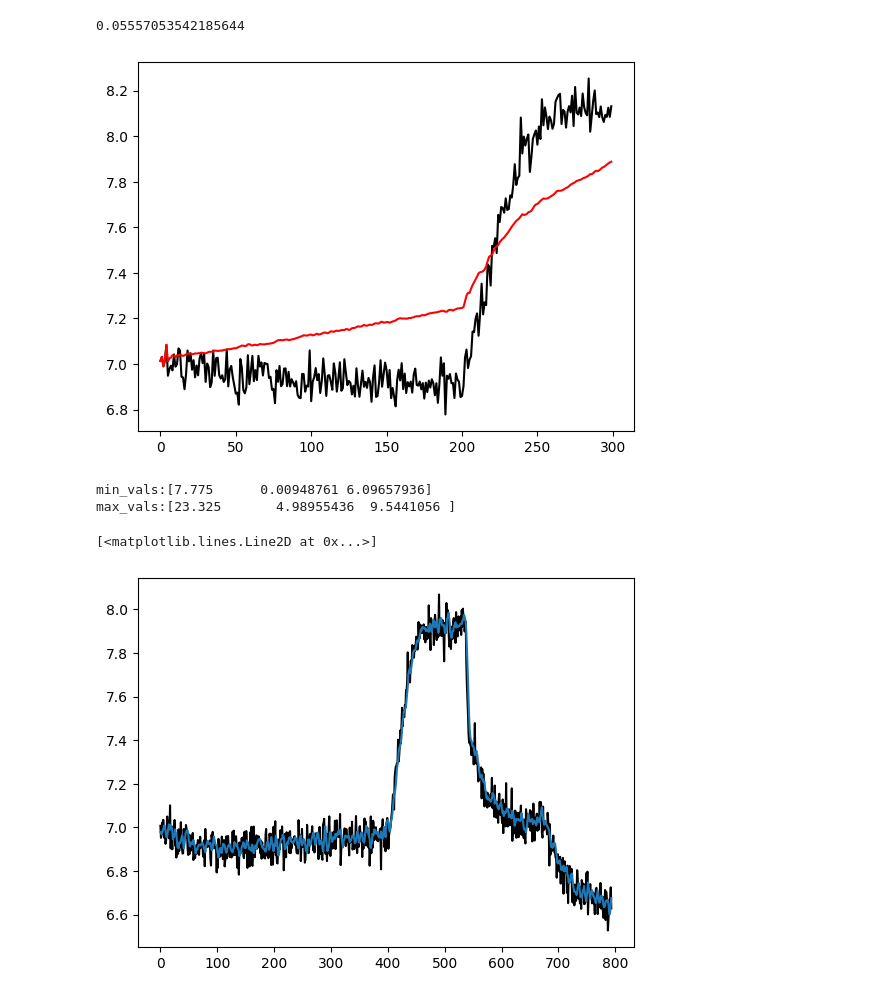
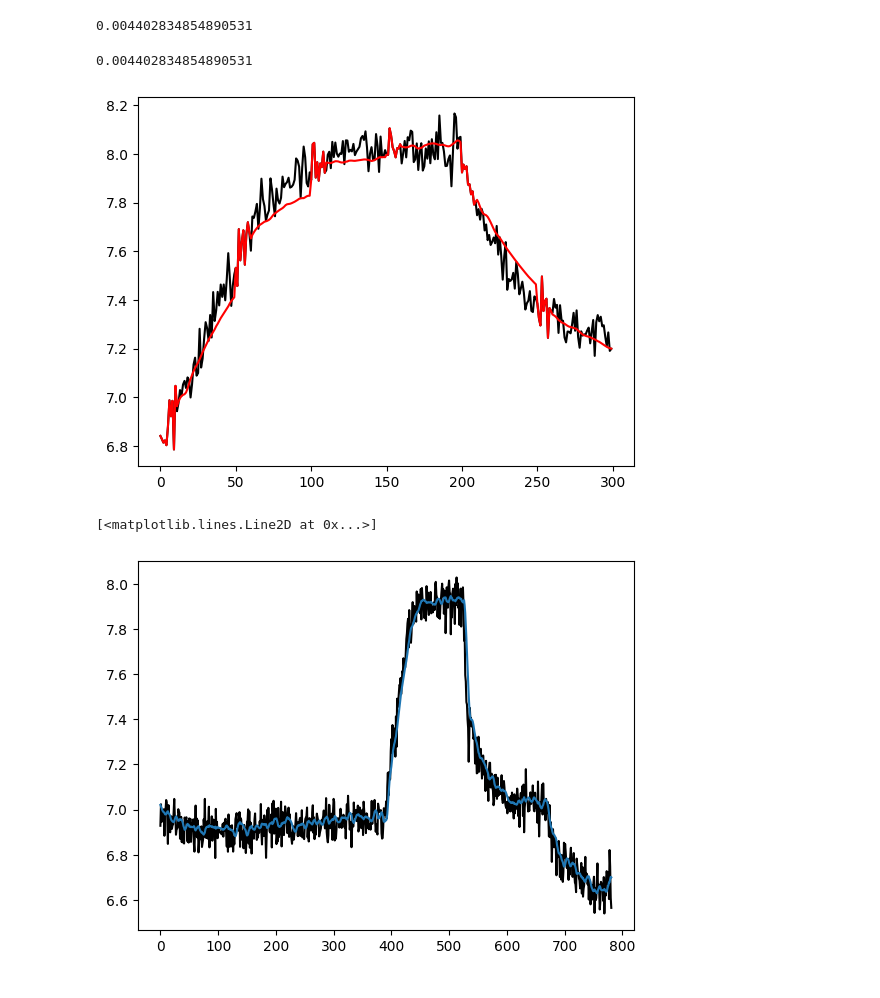
Before and after one commit to ViniMelloeMuller/pH-control-simulation, a Jupyter notebook: GRU_model.ipynb, the cells around one changed output. Cells and saved outputs as stored; diff of their text form; code cells hidden in the pictures.

```diff
--- a/GRU_model.ipynb
+++ b/GRU_model.ipynb
@@ -184,13 +186,17 @@ max_vals:[23.325       4.98955436  9.5441056 ]
 DATA LOADED
 # %%
 minimal_params = {
-    "n_hdden":1,
-    "activation function": "tanh",
-    "l1":1e-9,
-    "l2":1e-9,
-    "dr":0.1,
-    "window_size":1
+    "nhidden":10,
+    "l1":1e-4,
+    "l2":1e-4,
+    "dr":0.25,
+    "window_size":5
 }
+
+#test_model = create_model(minimal_params)
+#x_train, y_train = data_to_X_Y(dataset_train, window_size=5)
+#callback = keras.callbacks.EarlyStopping(monitor="val_loss", patience=40, restore_best_weights=True)
+#history = test_model.fit(pre(x_train), y_train, validation_split=0.40, batch_size=1000, epochs=200, callbacks=[callback],verbose=1)
 # %%
 import pickle
 try:
@@ -203,11 +209,11 @@ except:
     wb = Workbook()
     ws = wb.active
     ws.title = "GRU"
-    ws.append(list(minimal_params.keys()) + ["train loss", "val loss", "test loss", "offline loss"])
+    ws.append(list(minimal_params.keys()) + ["train loss", "val loss", "offline loss"])
     wb.save(filename)
     wb.close()
 
-study.optimize(tuna_obj, timeout=60*15) #timeout = seconds to run
+study.optimize(tuna_obj, timeout=60*10) #timeout = seconds to run
 
 with open("tuna_study.obj", "wb") as file:
     pickle.dump(study, file)
@@ -241,34 +238,17 @@ with open('models/best_model_params.txt', 'w') as f:
     for key, value in best_params.items():
         f.write(f'{key}: {value}\n')
 # %%
-dt = 0.5
-k = best_params["window_size"]
-test = dataset_test[200:500]
-t_sim = t2[200:500]
-
-Y_off = test[:, -1]
-Y_pred = np.empty(t_sim.shape[0])
-
-Y_pred[0] = Y_off[0]
-U_off = test[:, :-1]
-
-Y_pred[: k + 1] = Y_off[: k + 1]
-
-for n in tqdm(range(k, t_sim.shape[0] - 1)):
-    data_input = np.column_stack((U_off[n - k : n], Y_pred[n - k : n]))
-    model_input = pre(data_input.reshape(-1, k, 3))
-    Y_pred[n + 1] = float(best_model.predict(model_input, verbose=0)[0,0])
+score, data = get_offline_error(best_params["window_size"], best_model, F=50)
+print(score)
+# %% [output]
+0.004402834854890531
 # %%
+Y_off, Y_pred = data[0], data[1]
 print(mse(Y_off, Y_pred))
 plt.plot(Y_off, c='k')
 plt.plot(Y_pred, c='r')
 np.savetxt("results/GRU/offline.csv",np.column_stack((Y_off, Y_pred)), delimiter=",")
 # %% [output]
-0.05557053542185644
+0.004402834854890531
-[figure, old version]
+[figure, new version]
-# %%
-print(pre)
-# %% [output]
-min_vals:[7.775      0.00948761 6.09657936]
-max_vals:[23.325       4.98955436  9.5441056 ]
 # %%
@@ -275,8 +256,8 @@ max_vals:[23.325       4.98955436  9.5441056 ]
 with open("models/preprocessor.obj", "wb") as f:
     pickle.dump(pre, f)
 # %%
-pid_x, pid_y = data_to_X_Y(pid11[:,1:], k)
-pid_x2, pid_y2 = data_to_X_Y(pid12[:,1:], k)
+pid_x, pid_y = data_to_X_Y(pid11[:,1:], best_params["window_size"])
+pid_x2, pid_y2 = data_to_X_Y(pid12[:,1:], best_params["window_size"])
 pid_xfull = np.vstack([pid_x, pid_x2])
 pid_yfull = np.concatenate([pid_y, pid_y2])
 
@@ -284,4 +265,4 @@ plt.plot(pid_yfull, c='k')
 plt.plot(best_model(pre(pid_xfull)))
 # %% [output]
 [<matplotlib.lines.Line2D at 0x...>]
-[figure, old version]
+[figure, new version]
```
Also changed, not shown: parts of 4 cells of this notebook, 25 other files.
